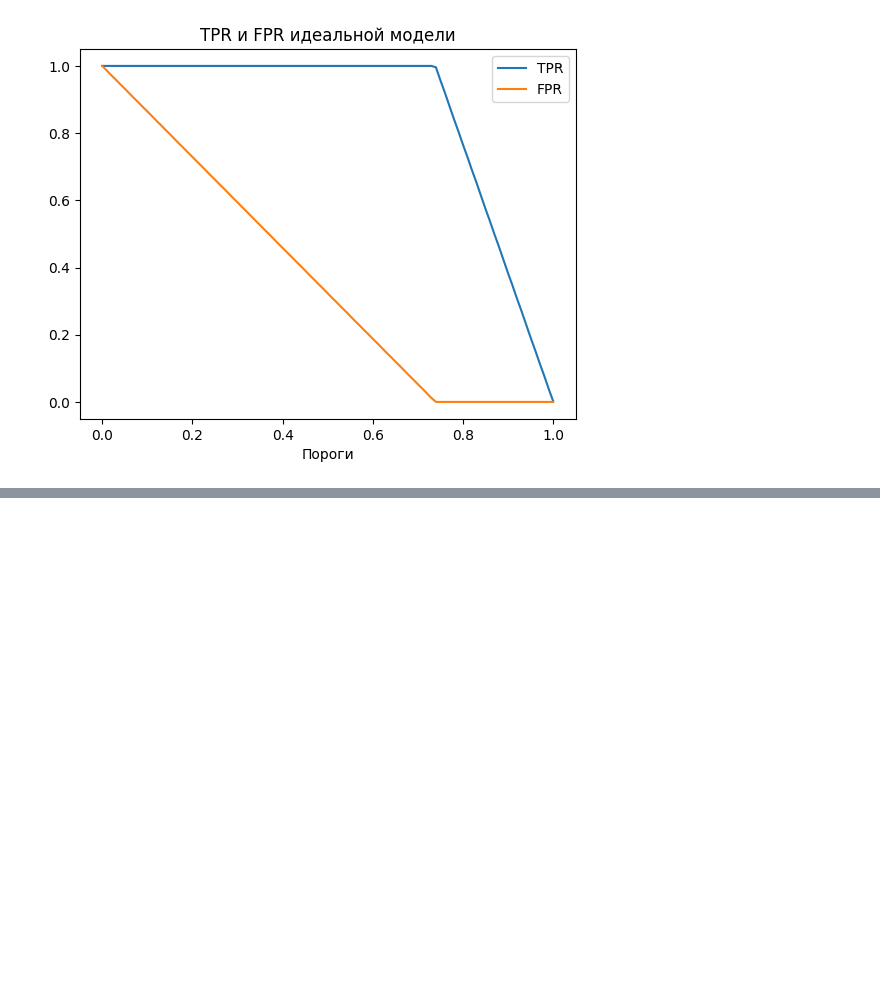
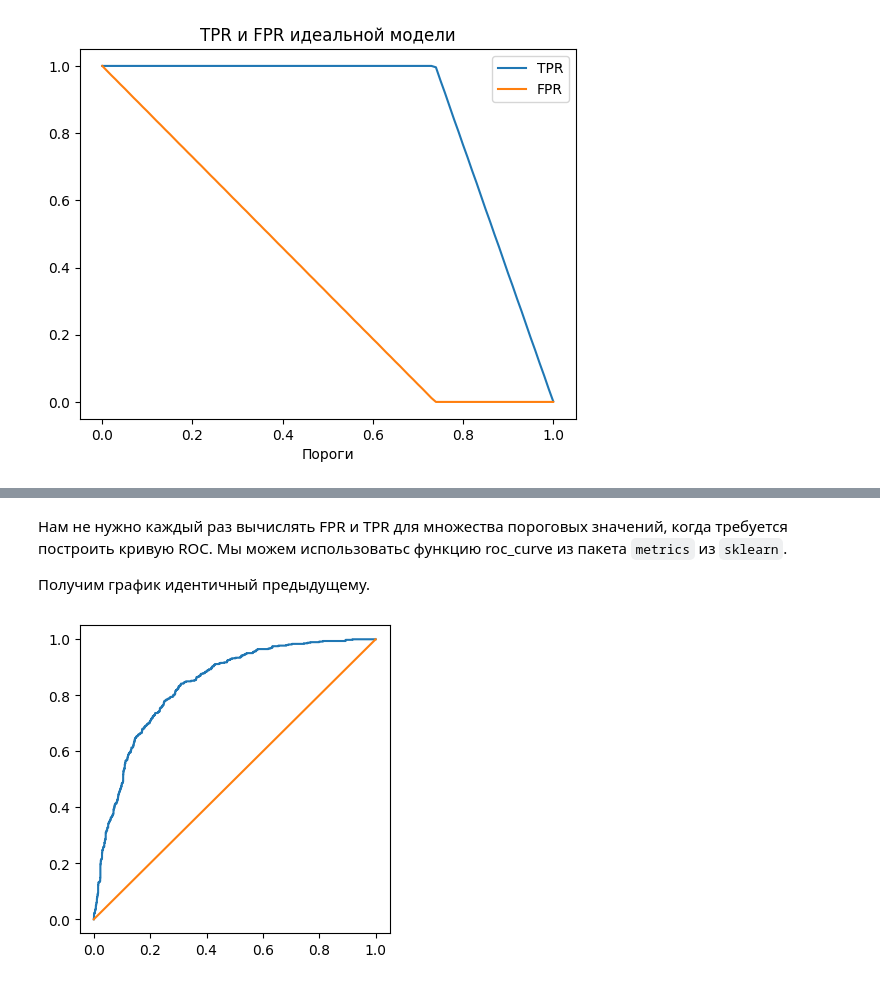
Before and after one commit to Mzulliev/grigorev-ml-tasks, a Jupyter notebook: Module 4/4. Practice.ipynb, the cells around one changed output, grey strips where cells are left out. Cells and saved outputs as stored; diff of their text form; code cells hidden in the pictures; blank space fills up the shorter version.

````diff
--- a/Module 4/4. Practice.ipynb
+++ b/Module 4/4. Practice.ipynb
@@ -451,0 +485,15 @@ plt.legend();
+# %% [markdown]
+Нам не нужно каждый раз вычислять FPR и TPR для множества пороговых значений, когда требуется построить кривую ROC. Мы можем использоватьс функцию roc_curve из пакета ```metrics``` из ```sklearn```.
+
+Получим график идентичный предыдущему.
+# %%
+from sklearn.metrics import roc_curve
+
+fpr, tpr, thresholds = roc_curve(y_val, y_pred)
+
+plt.figure(figsize=(4, 4))
+plt.plot(fpr, tpr);
+plt.plot([0, 1], [0, 1]);
+plt.show()
+# %% [output]
+[figure, added]
````
Also changed, not shown: parts of 23 cells of this notebook, 1 other file.
